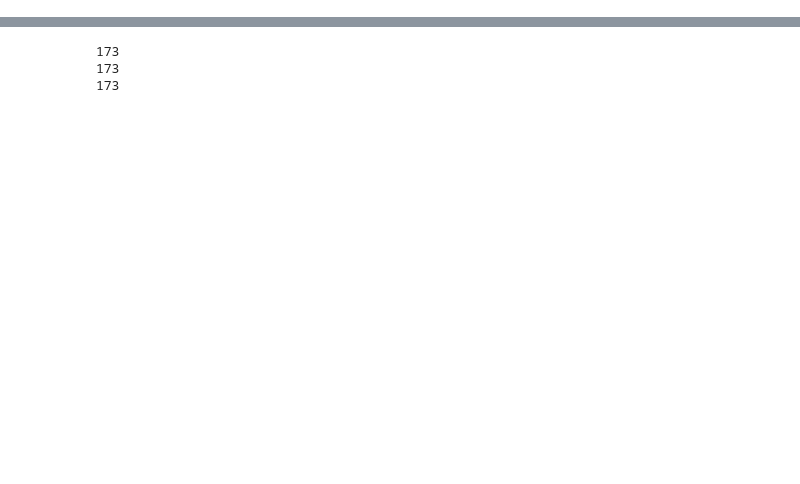
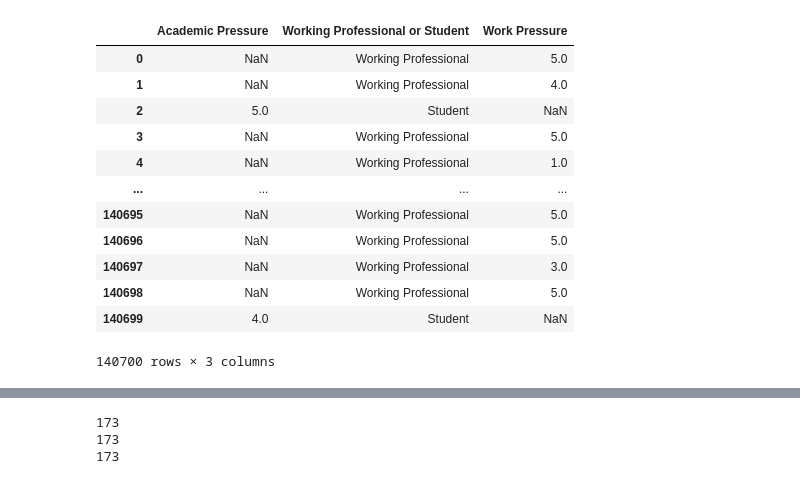
Before and after one commit to aygalic/kaggle, a Jupyter notebook: Exploring-Mental-Health-Data/notebooks/EDA.ipynb, the cells around one changed output, grey strips where cells are left out. Saved outputs shown, nothing was run; the diff lists cells and outputs as text; code cells hidden in the pictures; blank space fills up the shorter version.

```diff
--- a/Exploring-Mental-Health-Data/notebooks/EDA.ipynb
+++ b/Exploring-Mental-Health-Data/notebooks/EDA.ipynb
@@ -21,3 +97,19 @@ for col in X:
         X_hat = pd.concat([X_hat, pd.get_dummies(X[col])], axis=1)
     else:
         X_hat[col]= X[col]
+# %%
+X[["Academic Pressure", "Working Professional or Student", "Work Pressure"]]
+# %% [output]
+|  | Academic Pressure | Working Professional or Student | Work Pressure |
+| 0 | NaN | Working Professional | 5.0 |
+| 1 | NaN | Working Professional | 4.0 |
+| 2 | 5.0 | Student | NaN |
+| 3 | NaN | Working Professional | 5.0 |
+| 4 | NaN | Working Professional | 1.0 |
+| ... | ... | ... | ... |
+| 140695 | NaN | Working Professional | 5.0 |
+| 140696 | NaN | Working Professional | 5.0 |
+| 140697 | NaN | Working Professional | 3.0 |
+| 140698 | NaN | Working Professional | 5.0 |
+| 140699 | 4.0 | Student | NaN |
+140700 rows × 3 columns
```
Also changed, not shown: parts of 9 cells of this notebook.
